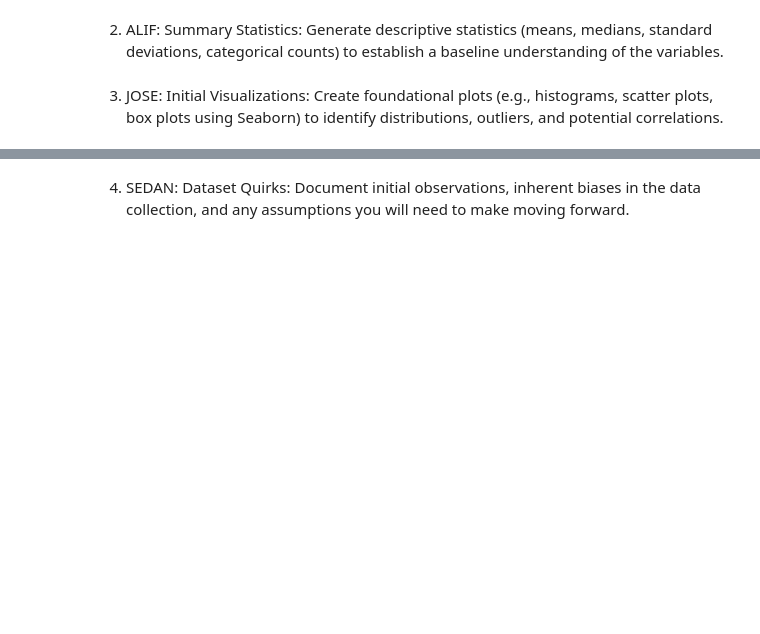
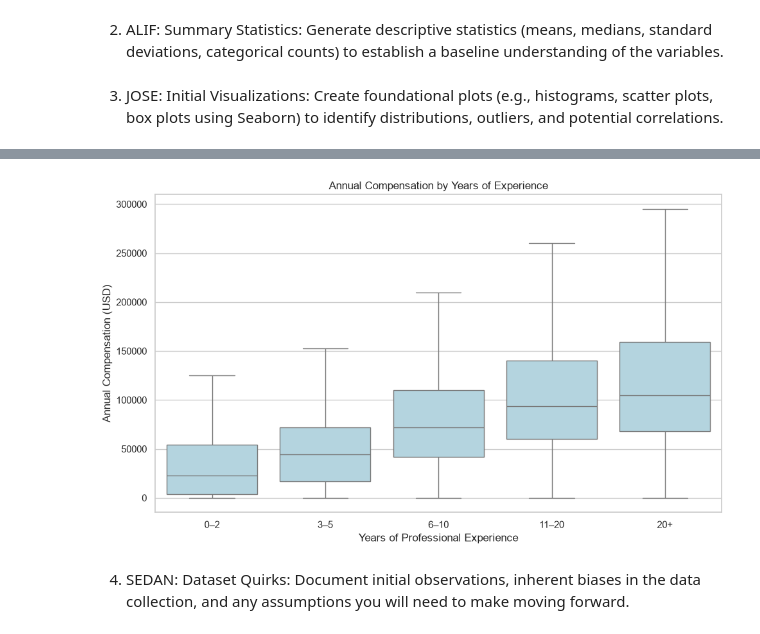
Before and after one commit to Paradise166/cmpsc105-project, a Jupyter notebook: analysis.ipynb, the cells around one changed output, grey strips where cells are left out. Saved outputs shown, nothing was run; the diff lists cells and outputs as text; code cells hidden in the pictures; blank space fills up the shorter version.

```diff
--- a/analysis.ipynb
+++ b/analysis.ipynb
@@ -7,2 +246,35 @@
+# %%
+# Create a copy of the salary dataset for this graph
+experience_data = salary_plot.copy()
+
+# Divide respondents into five experience groups
+experience_data["Experience Group"] = pd.cut(
+    experience_data["WorkExp"],
+    bins=[-0.01, 2, 5, 10, 20, np.inf],
+    labels=["0–2", "3–5", "6–10", "11–20", "20+"]
+)
+
+# Set the graph size
+plt.figure(figsize=(10, 6))
+
+# Create a box plot comparing compensation across experience groups
+sns.boxplot(
+    data=experience_data,
+    x="Experience Group",
+    y="ConvertedCompYearly",
+    color="lightblue",
+    showfliers=False     # Hide outlier dots to make the graph easier to read
+)
+
+# Add the title and axis labels
+plt.title("Annual Compensation by Years of Experience")
+plt.xlabel("Years of Professional Experience")
+plt.ylabel("Annual Compensation (USD)")
+
+# Adjust spacing and display the graph
+plt.tight_layout()
+plt.show()
+# %% [output]
+[figure, added]
 # %% [markdown]
 4. SEDAN: Dataset Quirks: Document initial observations, inherent biases in the data collection, and any assumptions you will need to make moving forward.
```
Also changed, not shown: parts of 9 cells of this notebook, 1 other file.
